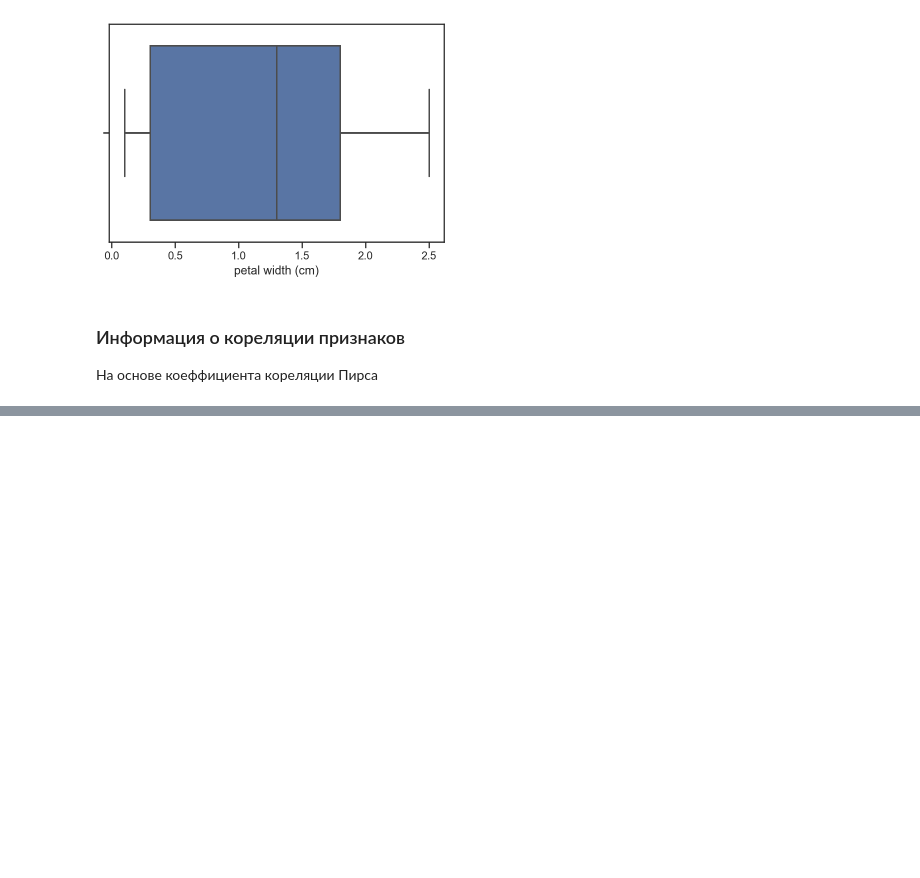
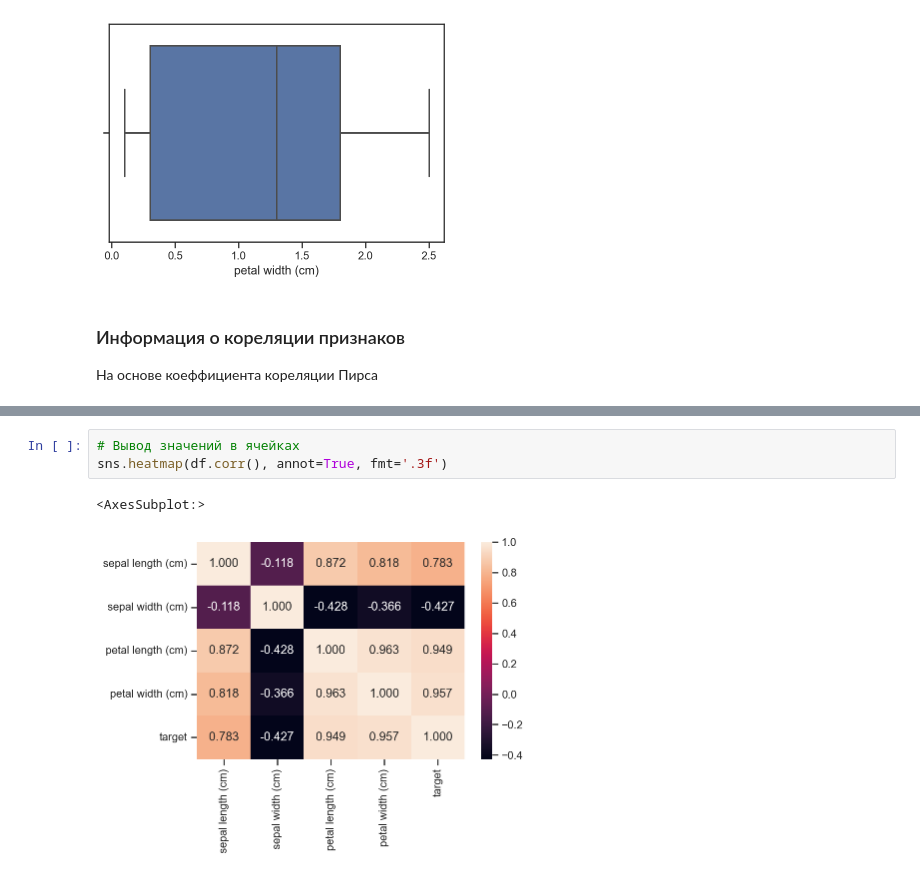
Before and after one commit to mrRoze/TMO-worked, a Jupyter notebook: TMO/Lab 1.ipynb, the cells around one changed output, grey strips where cells are left out. Cells and saved outputs as stored; diff of their text form; blank space fills up the shorter version.

```diff
--- a/TMO/Lab 1.ipynb
+++ b/TMO/Lab 1.ipynb
@@ -260,0 +278,6 @@ sns.boxplot(x=df['petal width (cm)'])
+# %%
+# Вывод значений в ячейках
+sns.heatmap(df.corr(), annot=True, fmt='.3f')
+# %% [output]
+<AxesSubplot:>
+[figure, added]
```
Also changed, not shown: parts of 3 cells of this notebook.
